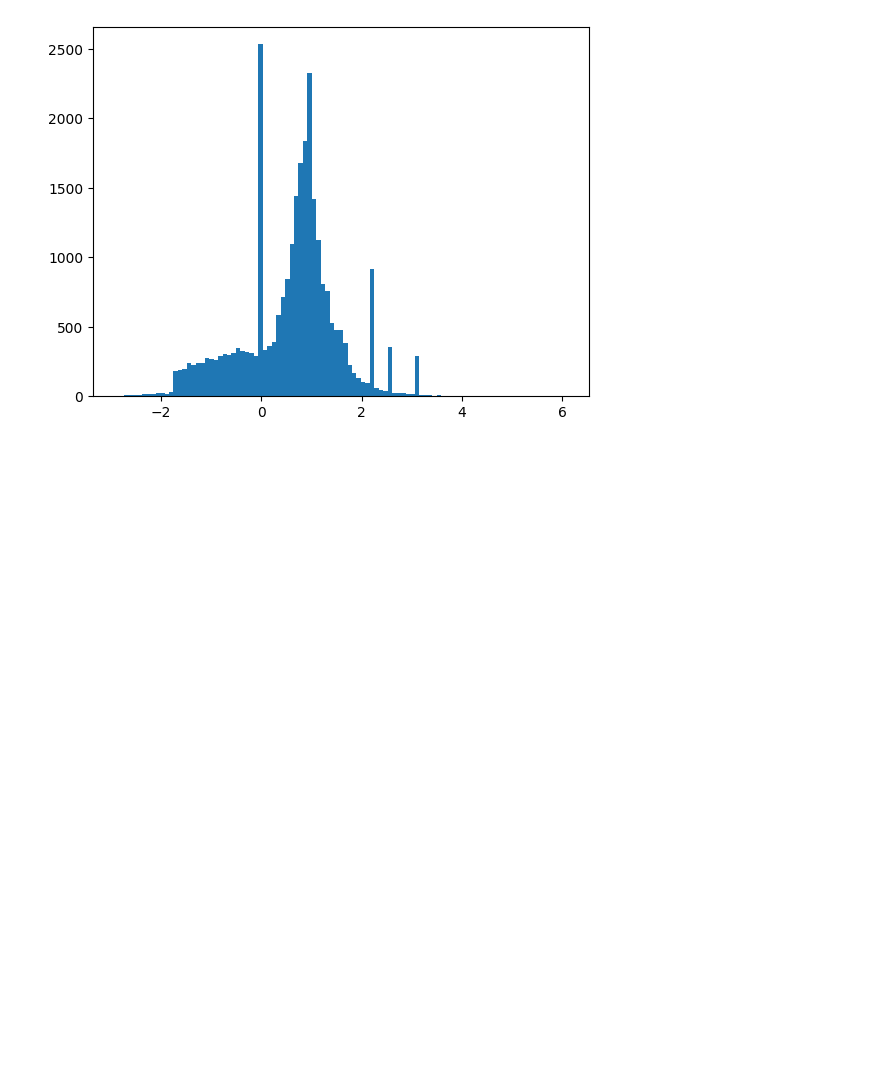
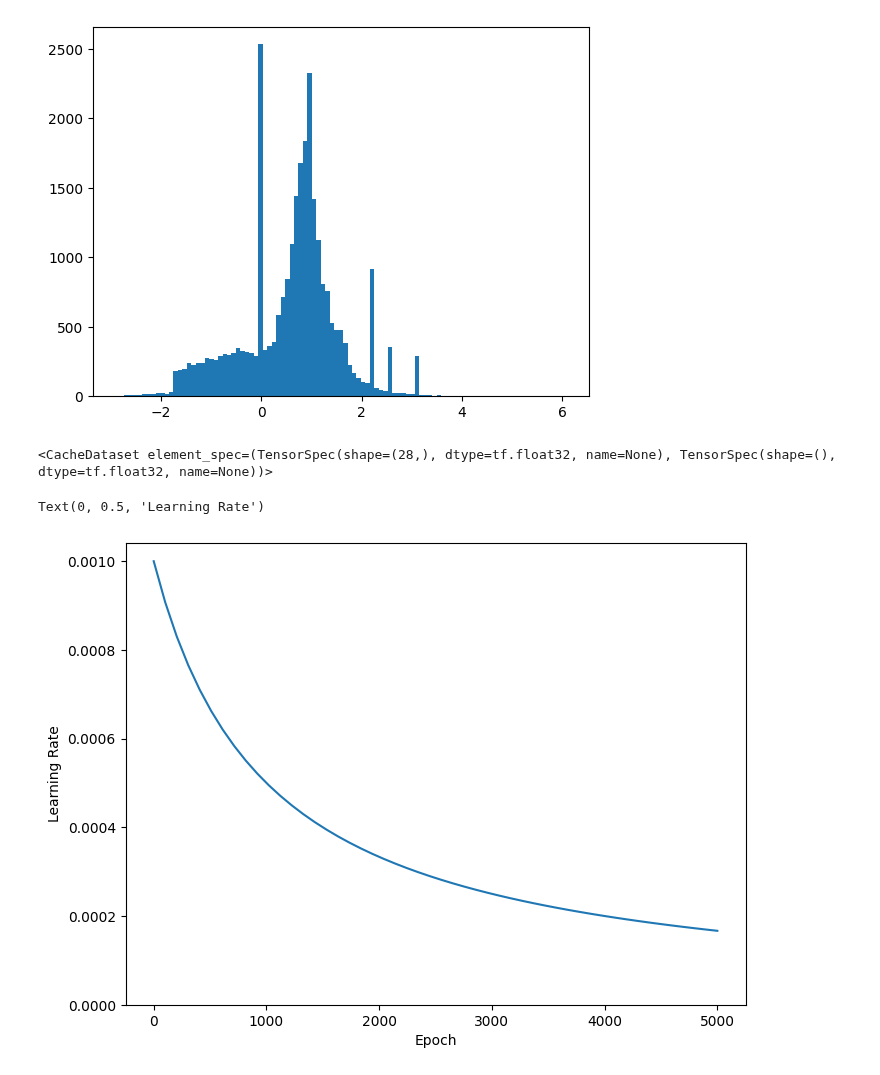
Before and after one commit to NavdeepTU/Deep-Learning, a Jupyter notebook: 02. ML basics with Keras/06. Overfit and underfit.ipynb, the cells around one changed output. Cells and saved outputs as stored; diff of their text form; code cells hidden in the pictures; blank space fills up the shorter version.

```diff
--- a/02. ML basics with Keras/06. Overfit and underfit.ipynb
+++ b/02. ML basics with Keras/06. Overfit and underfit.ipynb
@@ -61,3 +63,10 @@ tf.Tensor(
  -0.01045457 -0.04576717  3.1019614   1.35376     0.9795631   0.97807616
   0.92000484  0.72165745  0.98875093  0.87667835], shape=(28,), dtype=float32)
 [figure]
+# %%
+# to keep this tutorial short, use just the first 1,000 samples for validation, and the next 10,000 for training
+N_VALIDATION = int(1e3)
+N_TRAIN = int(1e4)
+BUFFER_SIZE = int(1e4)
+BATCH_SIZE = 500
+STEPS_PER_EPOCH = N_TRAIN // BATCH_SIZE
@@ -63,0 +79,4 @@ tf.Tensor(
+# %%
+train_ds
+# %% [output]
+<CacheDataset element_spec=(TensorSpec(shape=(28,), dtype=tf.float32, name=None), TensorSpec(shape=(), dtype=tf.float32, name=None))>
@@ -63,0 +86,24 @@ tf.Tensor(
+# %%
+# Demonstrate overfitting
+# many models train better if you gradually reduce the learning rate during training.
+
+lr_schedule = tf.keras.optimizers.schedules.InverseTimeDecay(
+    0.001,
+    decay_steps = STEPS_PER_EPOCH * 1000,
+    decay_rate = 1,
+    staircase = False
+)
+
+def get_optimizer():
+  return tf.keras.optimizers.Adam(lr_schedule)
+# %%
+step = np.linspace(0, 100000)
+lr = lr_schedule(step)
+plt.figure(figsize = (8, 6))
+plt.plot(step/STEPS_PER_EPOCH, lr)
+plt.ylim([0, max(plt.ylim())])
+plt.xlabel('Epoch')
+plt.ylabel('Learning Rate')
+# %% [output]
+Text(0, 0.5, 'Learning Rate')
+[figure, added]
```
Also changed, not shown: parts of 11 cells of this notebook.
